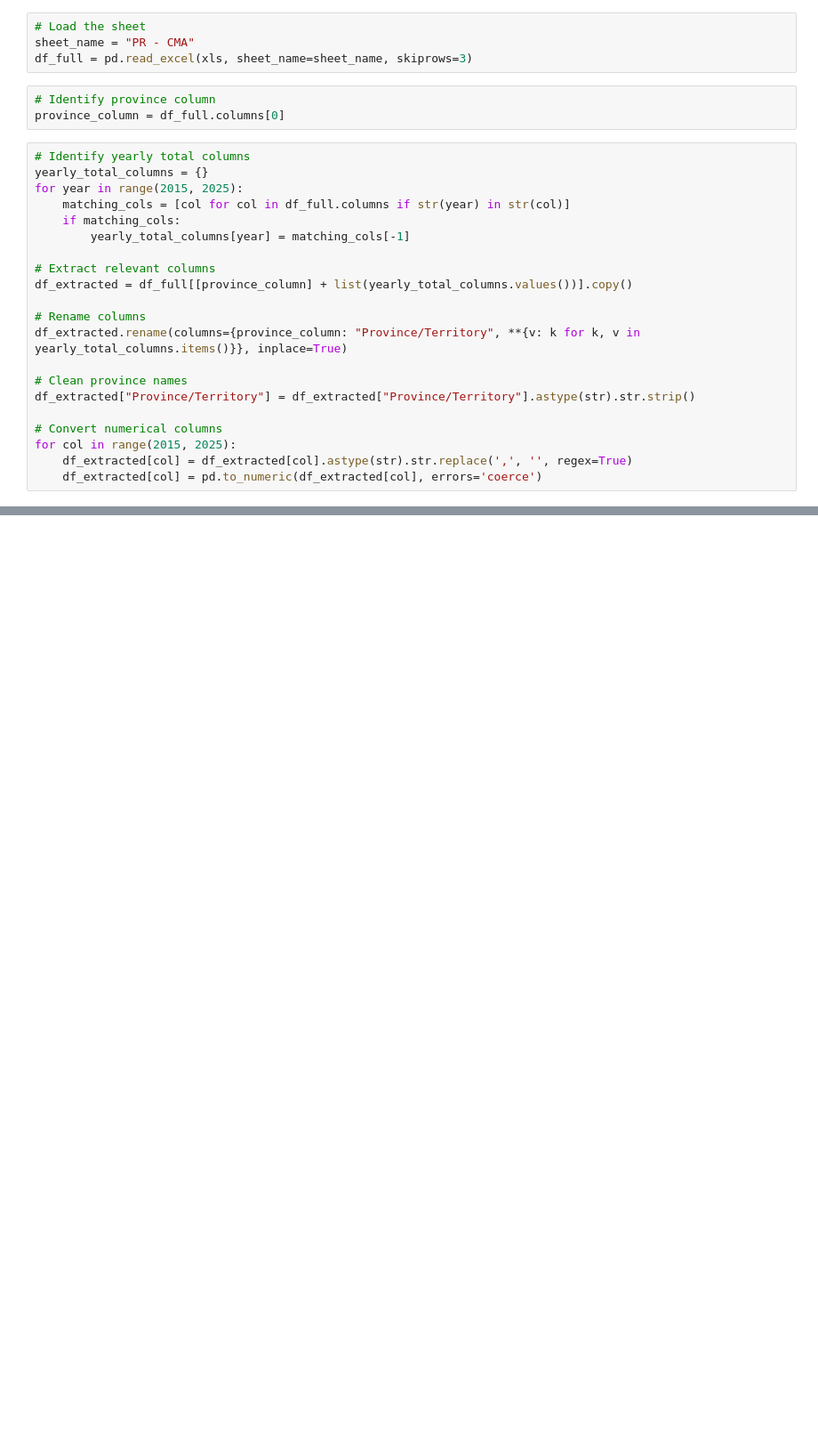
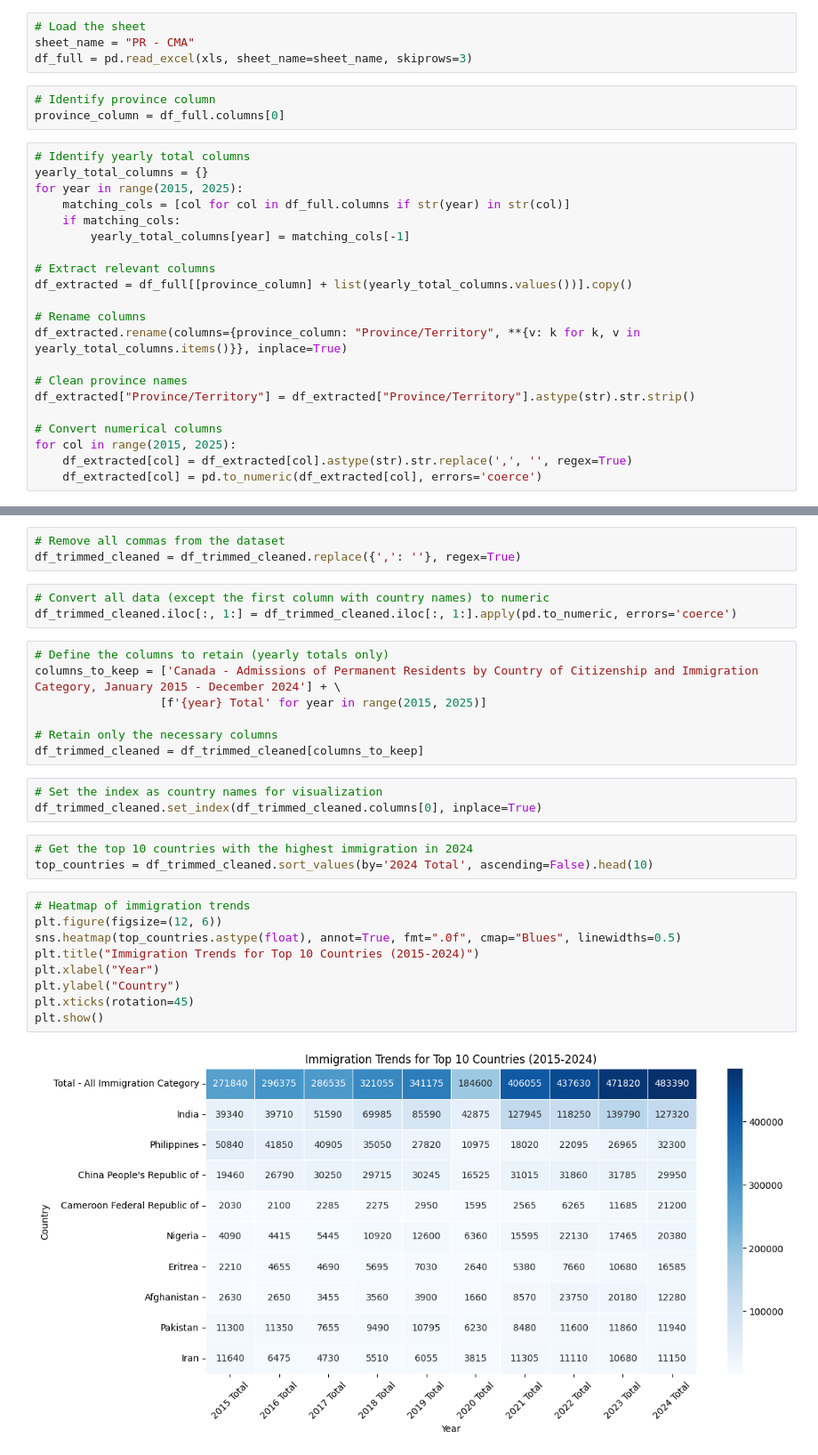
Before and after one commit to m-p-s/Professional_Certificate_in_Machine_Learning_Artificial_Intelligence, a Jupyter notebook: capstone/Capstone_Permanent_Residents_data_EDA.ipynb, the cells around one changed output, grey strips where cells are left out. Shown at 89% size. Cells and saved outputs as stored; diff of their text form; blank space fills up the shorter version.

```diff
--- a/capstone/Capstone_Permanent_Residents_data_EDA.ipynb
+++ b/capstone/Capstone_Permanent_Residents_data_EDA.ipynb
@@ -410,0 +502,30 @@ These findings provide a foundation for further analysis and strategic decision-
+# %%
+# Remove all commas from the dataset
+df_trimmed_cleaned = df_trimmed_cleaned.replace({',': ''}, regex=True)
+# %%
+# Convert all data (except the first column with country names) to numeric
+df_trimmed_cleaned.iloc[:, 1:] = df_trimmed_cleaned.iloc[:, 1:].apply(pd.to_numeric, errors='coerce')
+# %%
+# Define the columns to retain (yearly totals only)
+columns_to_keep = ['Canada - Admissions of Permanent Residents by Country of Citizenship and Immigration Category, January 2015 - December 2024'] + \
+                  [f'{year} Total' for year in range(2015, 2025)]
+
+# Retain only the necessary columns
+df_trimmed_cleaned = df_trimmed_cleaned[columns_to_keep]
+# %%
+# Set the index as country names for visualization
+df_trimmed_cleaned.set_index(df_trimmed_cleaned.columns[0], inplace=True)
+# %%
+# Get the top 10 countries with the highest immigration in 2024
+top_countries = df_trimmed_cleaned.sort_values(by='2024 Total', ascending=False).head(10)
+# %%
+# Heatmap of immigration trends
+plt.figure(figsize=(12, 6))
+sns.heatmap(top_countries.astype(float), annot=True, fmt=".0f", cmap="Blues", linewidths=0.5)
+plt.title("Immigration Trends for Top 10 Countries (2015-2024)")
+plt.xlabel("Year")
+plt.ylabel("Country")
+plt.xticks(rotation=45)
+plt.show()
+# %% [output]
+[figure, added]
```
Also changed, not shown: parts of 20 cells of this notebook.
